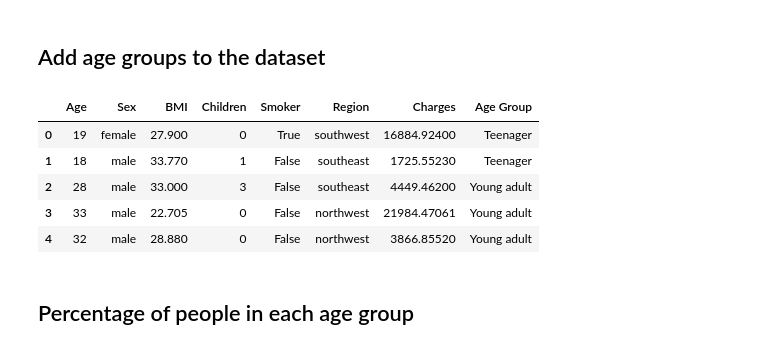
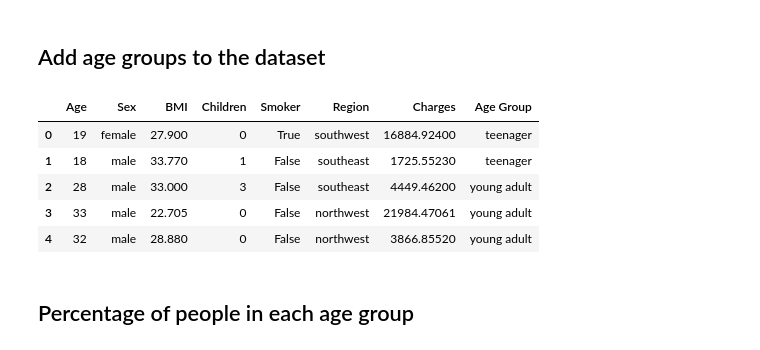
Before and after one commit to Vasyl-Poremchuk/us-medical-insurance-costs, a Jupyter notebook: us_medical_insurance_costs.ipynb, the cells around one changed output. Cells and saved outputs as stored; diff of their text form; code cells hidden in the pictures.

```diff
--- a/us_medical_insurance_costs.ipynb
+++ b/us_medical_insurance_costs.ipynb
@@ -7,9 +9,11 @@ from pandas import DataFrame
 ## Assign constant values
 # %%
 FILE_PATH = "./insurance.csv"
-AGE_GROUPS = ["Teenager", "Young adult", "Middle-aged adult", "Senior citizen"]
+AGE_GROUPS = ["teenager", "young adult", "middle-aged adult", "senior citizen"]
 SMOKER_VALUES = {"yes": True, "no": False}
-BMI_GROUPS = ["Underweight", "Normal weight", "Overweight", "Obese"]
+BMI_GROUPS = ["underweight", "normal weight", "overweight", "obese"]
+SEX_MAPPING = {"male": 0, "female": 1}
+REGION_MAPPING = {"northeast": 1, "southeast": 2, "southwest": 3, "northwest": 4}
 # %% [markdown]
 ## Create a DataFrame
 # %%
@@ -136,23 +140,23 @@ The percentage of females in the dataset is 49.477%
 # %%
 age_condition = (
     lambda age: AGE_GROUPS[0]
     if age < 20
     else AGE_GROUPS[1]
     if 20 <= age < 40
     else AGE_GROUPS[2]
     if 40 <= age < 60
     else AGE_GROUPS[3]
 )
-df["Age Group"] = df["Age"].apply(func=age_condition)
+df["Age Group"] = df["Age"].apply(age_condition)
 
 df.head()
 # %% [output]
 |  | Age | Sex | BMI | Children | Smoker | Region | Charges | Age Group |
-| 0 | 19 | female | 27.900 | 0 | True | southwest | 16884.92400 | Teenager |
-| 1 | 18 | male | 33.770 | 1 | False | southeast | 1725.55230 | Teenager |
-| 2 | 28 | male | 33.000 | 3 | False | southeast | 4449.46200 | Young adult |
-| 3 | 33 | male | 22.705 | 0 | False | northwest | 21984.47061 | Young adult |
-| 4 | 32 | male | 28.880 | 0 | False | northwest | 3866.85520 | Young adult |
+| 0 | 19 | female | 27.900 | 0 | True | southwest | 16884.92400 | teenager |
+| 1 | 18 | male | 33.770 | 1 | False | southeast | 1725.55230 | teenager |
+| 2 | 28 | male | 33.000 | 3 | False | southeast | 4449.46200 | young adult |
+| 3 | 33 | male | 22.705 | 0 | False | northwest | 21984.47061 | young adult |
+| 4 | 32 | male | 28.880 | 0 | False | northwest | 3866.85520 | young adult |
 # %% [markdown]
 ## Percentage of people in each age group
 # %%
```
Also changed, not shown: parts of 35 cells of this notebook, 1 other file.
